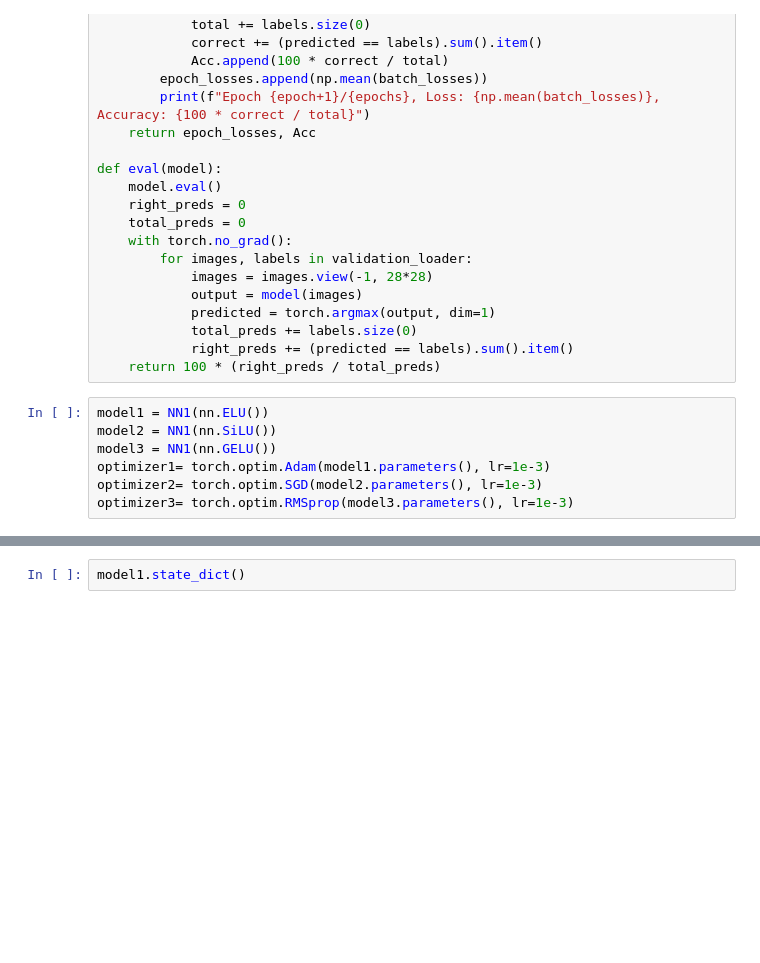
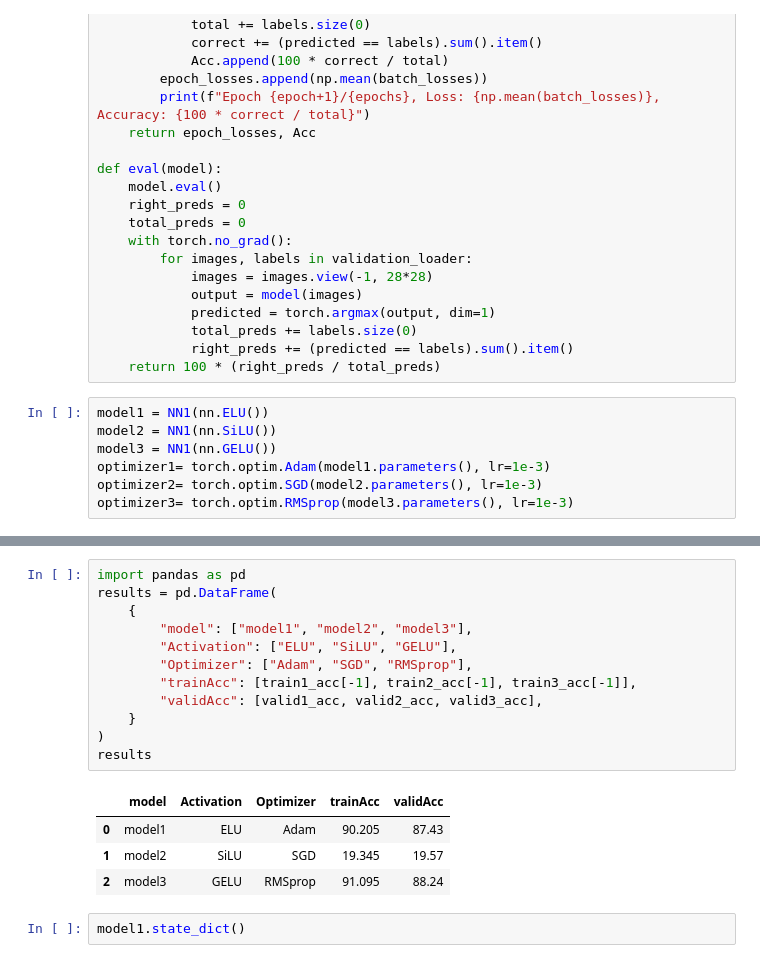
Before and after one commit to BasilReda/ITI_AI_Intake46, a Jupyter notebook: DL/fashion_mnist_assignment.ipynb, the cells around one changed output, grey strips where cells are left out. Cells and saved outputs as stored; diff of their text form; blank space fills up the shorter version.

```diff
--- a/DL/fashion_mnist_assignment.ipynb
+++ b/DL/fashion_mnist_assignment.ipynb
@@ -215,3 +199,20 @@ plt.show()
+# %%
+import pandas as pd
+results = pd.DataFrame(
+    {
+        "model": ["model1", "model2", "model3"],
+        "Activation": ["ELU", "SiLU", "GELU"],
+        "Optimizer": ["Adam", "SGD", "RMSprop"],
+        "trainAcc": [train1_acc[-1], train2_acc[-1], train3_acc[-1]],
+        "validAcc": [valid1_acc, valid2_acc, valid3_acc],
+    }
+)
+results
+# %% [output]
+|  | model | Activation | Optimizer | trainAcc | validAcc |
+| 0 | model1 | ELU | Adam | 90.205 | 87.43 |
+| 1 | model2 | SiLU | SGD | 19.345 | 19.57 |
+| 2 | model3 | GELU | RMSprop | 91.095 | 88.24 |
 # %%
 model1.state_dict()
 # %% [output]
```
Also changed, not shown: parts of 7 cells of this notebook.
